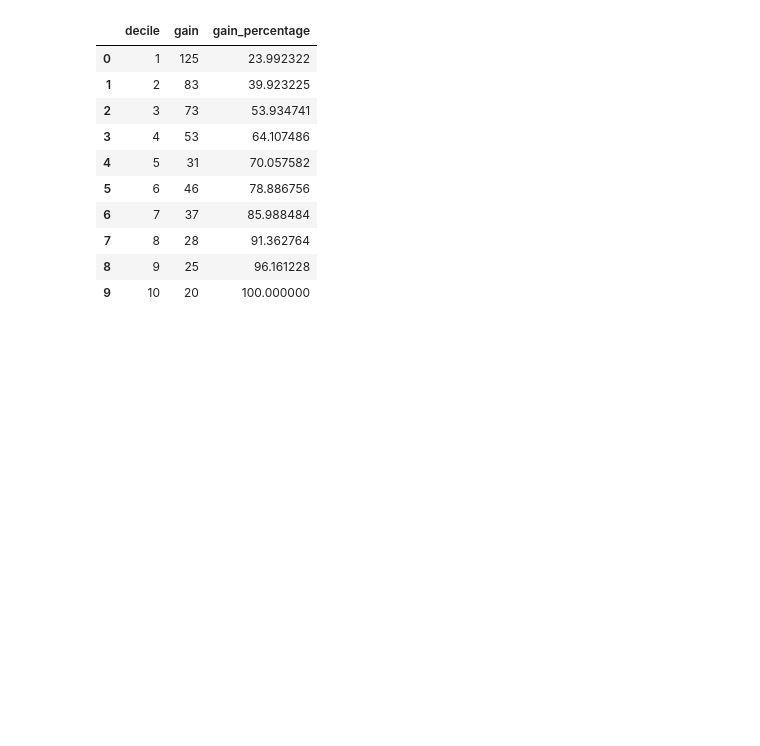
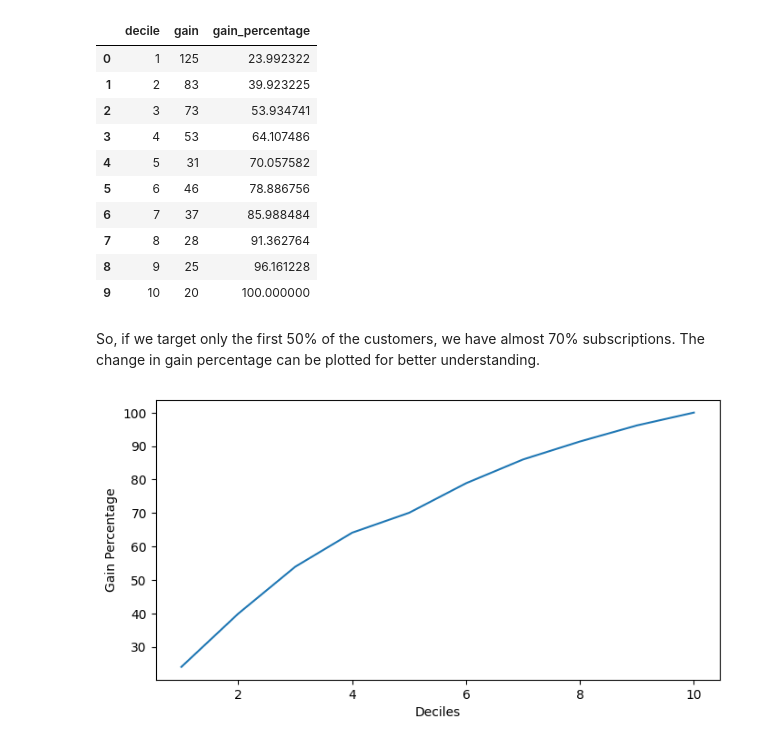
Before and after one commit to Anurag-Warthi/Data-Science-Machine-Learning, a Jupyter notebook: Data Science/03-Classification/Gain_Lift.ipynb, the cells around one changed output. Saved outputs shown, nothing was run; the diff lists cells and outputs as text; code cells hidden in the pictures; blank space fills up the shorter version.

Commit message:
New Commit to gain and lift file

```diff
--- a/Data Science/03-Classification/Gain_Lift.ipynb
+++ b/Data Science/03-Classification/Gain_Lift.ipynb
@@ -337,3 +337,13 @@ gain_lift_df
 | 7 | 8 | 28 | 91.362764 |
 | 8 | 9 | 25 | 96.161228 |
 | 9 | 10 | 20 | 100.000000 |
+# %% [markdown]
+So, if we target only the first 50% of the customers, we have almost 70% subscriptions. The change in gain percentage can be plotted for better understanding.
+# %%
+plt.figure(figsize=(8, 4))
+plt.plot(gain_lift_df.decile, gain_lift_df.gain_percentage)
+plt.xlabel('Deciles')
+plt.ylabel('Gain Percentage')
+plt.show()
+# %% [output]
+[figure, added]
```
Also changed, not shown: parts of 5 cells of this notebook.
